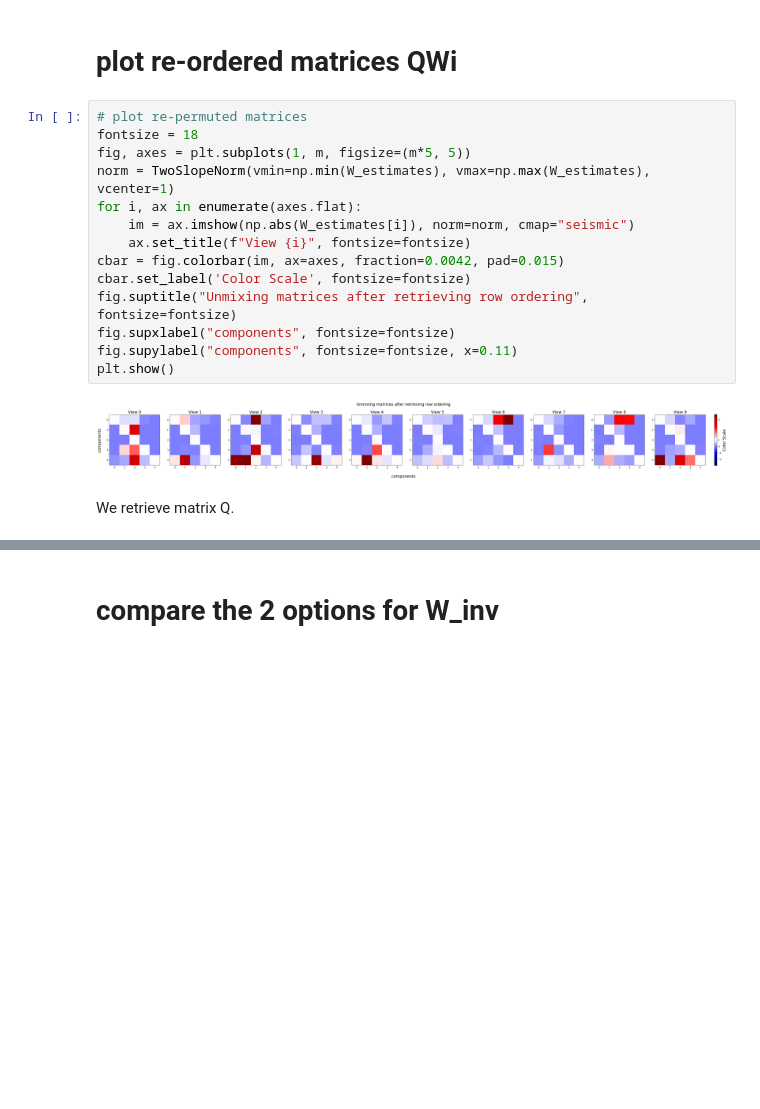
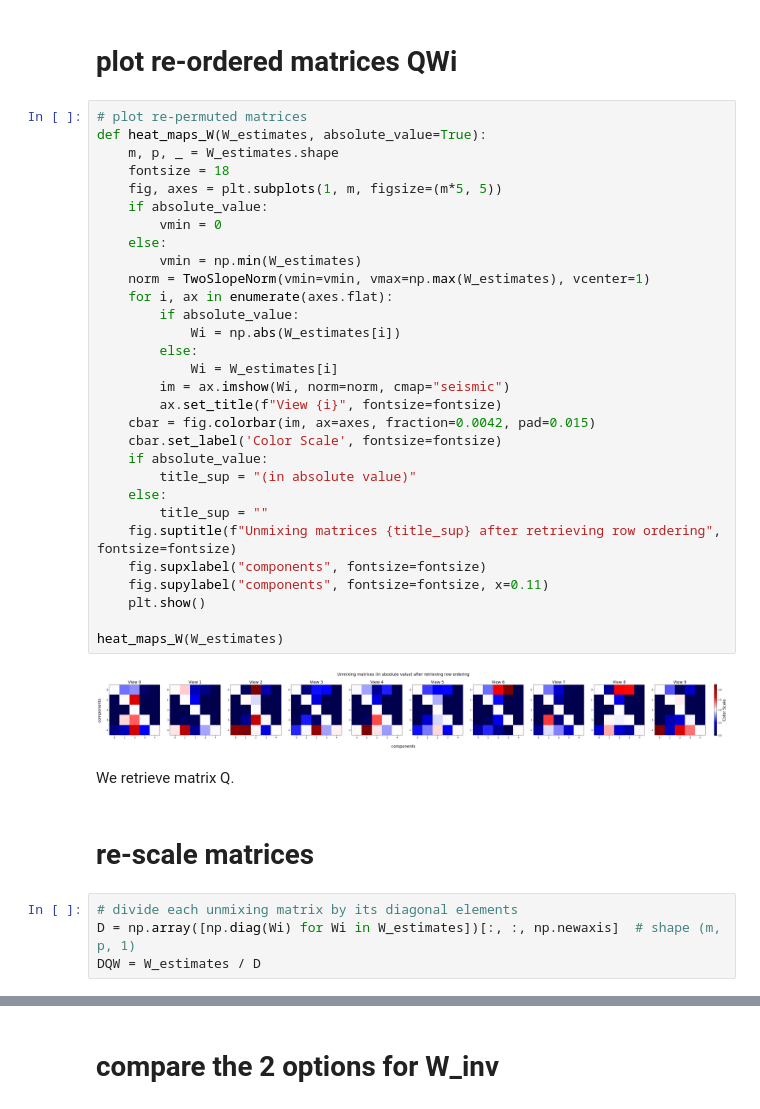
Before and after one commit to AmbroiseHeurtebise/MICaDo, a Jupyter notebook: experiments/sanity_check_permutation_Q.ipynb, the cells around one changed output, grey strips where cells are left out. Cells and saved outputs as stored; diff of their text form; blank space fills up the shorter version.

```diff
--- a/experiments/sanity_check_permutation_Q.ipynb
+++ b/experiments/sanity_check_permutation_Q.ipynb
@@ -75,19 +75,41 @@ error
 # plot re-ordered matrices QWi
 # %%
 # plot re-permuted matrices
-fontsize = 18
-fig, axes = plt.subplots(1, m, figsize=(m*5, 5))
-norm = TwoSlopeNorm(vmin=np.min(W_estimates), vmax=np.max(W_estimates), vcenter=1)
-for i, ax in enumerate(axes.flat):
-    im = ax.imshow(np.abs(W_estimates[i]), norm=norm, cmap="seismic")
-    ax.set_title(f"View {i}", fontsize=fontsize)
-cbar = fig.colorbar(im, ax=axes, fraction=0.0042, pad=0.015)
-cbar.set_label('Color Scale', fontsize=fontsize)
-fig.suptitle("Unmixing matrices after retrieving row ordering", fontsize=fontsize)
-fig.supxlabel("components", fontsize=fontsize)
-fig.supylabel("components", fontsize=fontsize, x=0.11)
-plt.show()
+def heat_maps_W(W_estimates, absolute_value=True):
+    m, p, _ = W_estimates.shape
+    fontsize = 18
+    fig, axes = plt.subplots(1, m, figsize=(m*5, 5))
+    if absolute_value:
+        vmin = 0
+    else:
+        vmin = np.min(W_estimates)
+    norm = TwoSlopeNorm(vmin=vmin, vmax=np.max(W_estimates), vcenter=1)
+    for i, ax in enumerate(axes.flat):
+        if absolute_value:
+            Wi = np.abs(W_estimates[i])
+        else:
+            Wi = W_estimates[i]
+        im = ax.imshow(Wi, norm=norm, cmap="seismic")
+        ax.set_title(f"View {i}", fontsize=fontsize)
+    cbar = fig.colorbar(im, ax=axes, fraction=0.0042, pad=0.015)
+    cbar.set_label('Color Scale', fontsize=fontsize)
+    if absolute_value:
+        title_sup = "(in absolute value)"
+    else:
+        title_sup = ""
+    fig.suptitle(f"Unmixing matrices {title_sup} after retrieving row ordering", fontsize=fontsize)
+    fig.supxlabel("components", fontsize=fontsize)
+    fig.supylabel("components", fontsize=fontsize, x=0.11)
+    plt.show()
+
+heat_maps_W(W_estimates)
 # %% [output]
-[figure, old version]
+[figure, new version]
 # %% [markdown]
 We retrieve matrix Q.
+# %% [markdown]
+# re-scale matrices
+# %%
+# divide each unmixing matrix by its diagonal elements
+D = np.array([np.diag(Wi) for Wi in W_estimates])[:, :, np.newaxis]  # shape (m, p, 1)
+DQW = W_estimates / D
```
Also changed, not shown: parts of 2 cells of this notebook.
